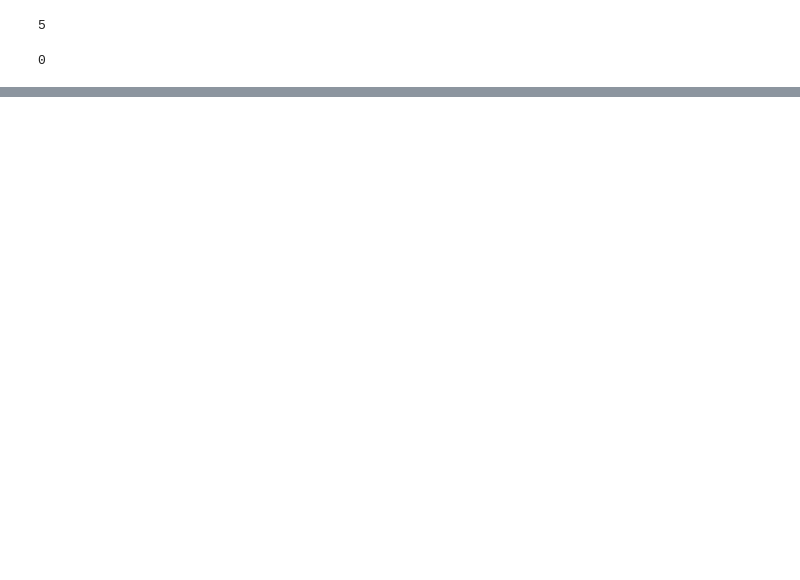
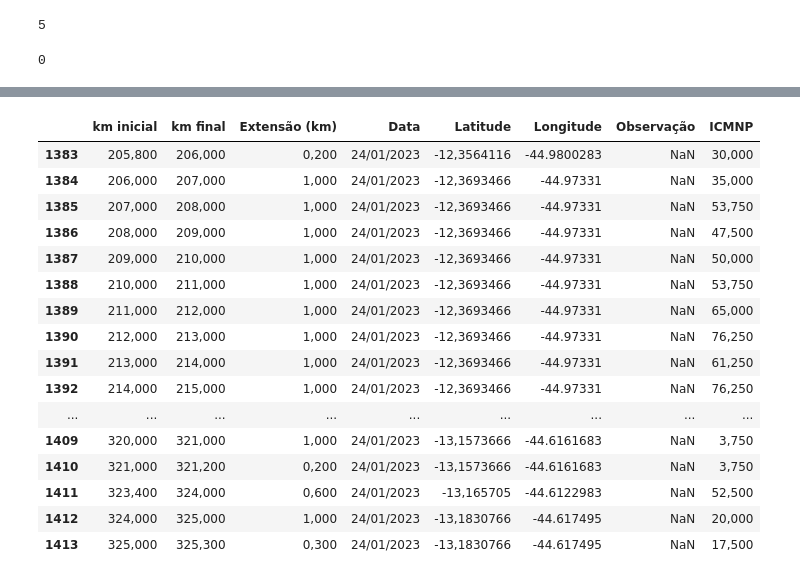
Before and after one commit to WandersonGustavo/Imersao_Alura, a Jupyter notebook: dnit_dados2.ipynb, the cells around one changed output, grey strips where cells are left out. Saved outputs shown, nothing was run; the diff lists cells and outputs as text; code cells hidden in the pictures; blank space fills up the shorter version.

```diff
--- a/dnit_dados2.ipynb
+++ b/dnit_dados2.ipynb
@@ -164,0 +177,21 @@ Name: ICMNP, dtype: Float64
+# %%
+lon23BA.drop('Rodovia',axis=1)
+#lon23BA.loc[:,7]=lon23BA.astype('float64')
+# %% [output]
+|  | km inicial | km final | Extensão (km) | Data | Latitude | Longitude | Observação | ICMNP |
+| 1383 | 205,800 | 206,000 | 0,200 | 24/01/2023 | -12,3564116 | -44.9800283 | NaN | 30,000 |
+| 1384 | 206,000 | 207,000 | 1,000 | 24/01/2023 | -12,3693466 | -44.97331 | NaN | 35,000 |
+| 1385 | 207,000 | 208,000 | 1,000 | 24/01/2023 | -12,3693466 | -44.97331 | NaN | 53,750 |
+| 1386 | 208,000 | 209,000 | 1,000 | 24/01/2023 | -12,3693466 | -44.97331 | NaN | 47,500 |
+| 1387 | 209,000 | 210,000 | 1,000 | 24/01/2023 | -12,3693466 | -44.97331 | NaN | 50,000 |
+| 1388 | 210,000 | 211,000 | 1,000 | 24/01/2023 | -12,3693466 | -44.97331 | NaN | 53,750 |
+| 1389 | 211,000 | 212,000 | 1,000 | 24/01/2023 | -12,3693466 | -44.97331 | NaN | 65,000 |
+| 1390 | 212,000 | 213,000 | 1,000 | 24/01/2023 | -12,3693466 | -44.97331 | NaN | 76,250 |
+| 1391 | 213,000 | 214,000 | 1,000 | 24/01/2023 | -12,3693466 | -44.97331 | NaN | 61,250 |
+| 1392 | 214,000 | 215,000 | 1,000 | 24/01/2023 | -12,3693466 | -44.97331 | NaN | 76,250 |
+| ... | ... | ... | ... | ... | ... | ... | ... | ... |
+| 1409 | 320,000 | 321,000 | 1,000 | 24/01/2023 | -13,1573666 | -44.6161683 | NaN | 3,750 |
+| 1410 | 321,000 | 321,200 | 0,200 | 24/01/2023 | -13,1573666 | -44.6161683 | NaN | 3,750 |
+| 1411 | 323,400 | 324,000 | 0,600 | 24/01/2023 | -13,165705 | -44.6122983 | NaN | 52,500 |
+| 1412 | 324,000 | 325,000 | 1,000 | 24/01/2023 | -13,1830766 | -44.617495 | NaN | 20,000 |
+| 1413 | 325,000 | 325,300 | 0,300 | 24/01/2023 | -13,1830766 | -44.617495 | NaN | 17,500 |
```
Also changed, not shown: parts of 28 cells of this notebook.
